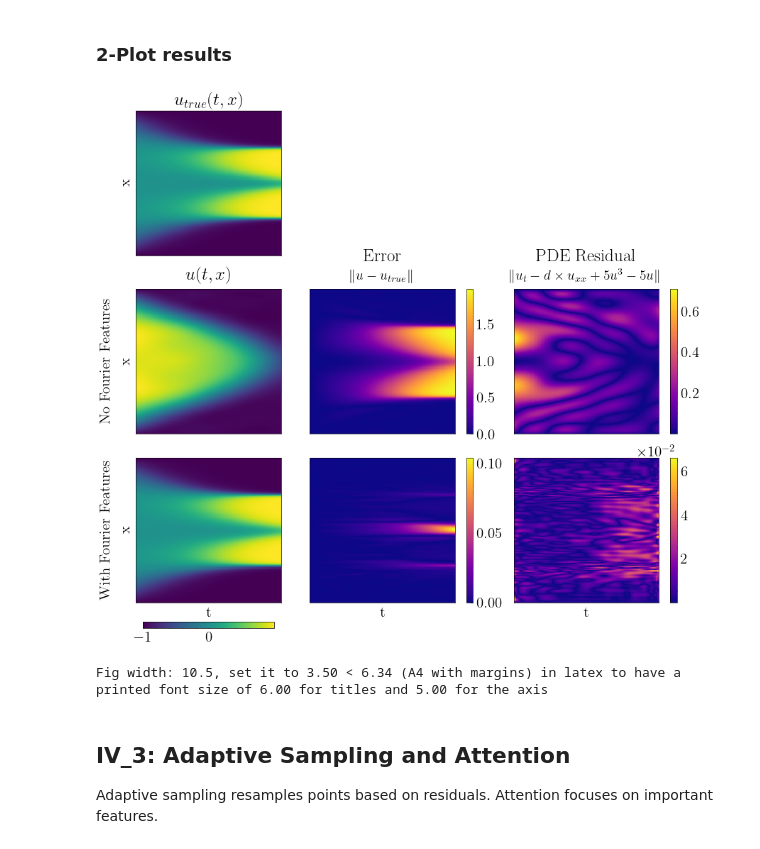
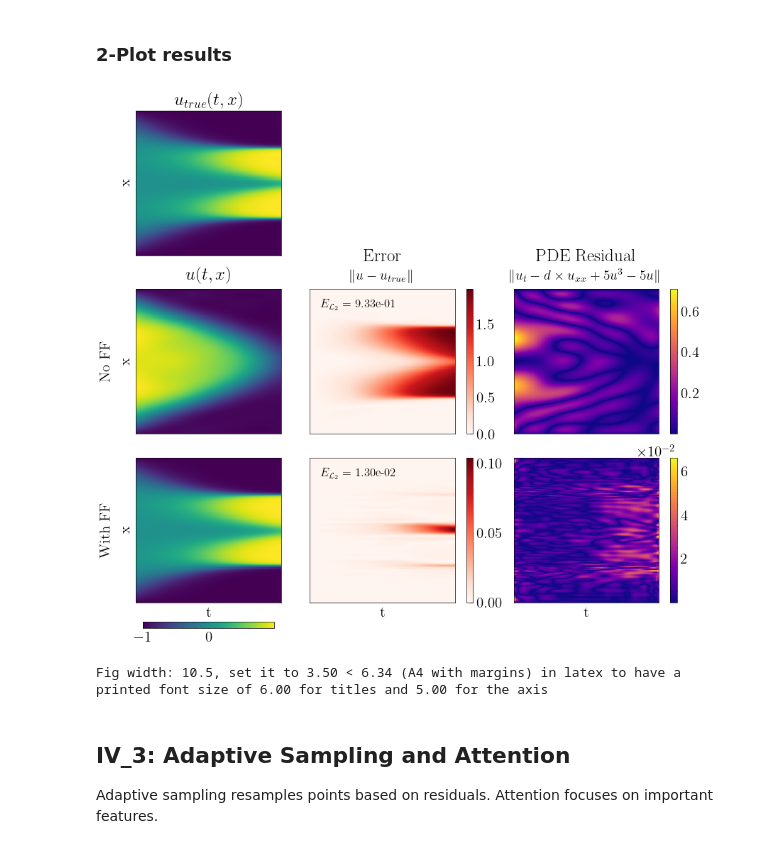
Before and after one commit to bonneted/PhD, a Jupyter notebook: IV_ImprovingTraining.ipynb, the cells around one changed output. Saved outputs shown, nothing was run; the diff lists cells and outputs as text; code cells hidden in the pictures.

Commit message:
improve allencahn plotting

```diff
--- a/IV_ImprovingTraining.ipynb
+++ b/IV_ImprovingTraining.ipynb
@@ -9,7 +9,7 @@ sys.path.append('examples/allen_cahn')
 results_folder = 'results/IV_ImprovingTraining'
 
 # Option to run code or load saved results
-RUN_CODE = True  # Set to False to load saved results
+RUN_CODE = False  # Set to False to load saved results
 
 # Import necessary libraries
 import numpy as np
@@ -17,9 +17,8 @@ import matplotlib.pyplot as plt
 import scienceplots  # optional, requires latex
 plt.style.use(['science', 'grid'])
 import pickle
-import pandas as pd
+
 from allen_cahn_model import train_allen_cahn, test_data_allen_cahn, eval_allen_cahn, pde_allen_cahn
-from scipy.io import loadmat
 # %% [output]
 Using backend: jax
 Other supported backends: tensorflow.compat.v1, tensorflow, pytorch, paddle.
@@ -79,8 +74,8 @@ config_spinn = {
     "mlp_type": "mlp",
     "activations": "sin",
     "n_domain": 150**2,
-    "learning_rates": [1e-3],
-    "n_iters": 30000,  # Reduced
+    "learning_rates": [1e-3, 1e-4, 1e-5],
+    "n_iters": 20000,  # Reduced
     "rank": 64,
     "seed": 0,
 }
@@ -145,7 +140,6 @@ def plot_allen_cahn_results(fig, ax, fields, tt, xx, rows_title):
     The first field is assumed to be the reference (ground truth).
     """
     n_rows = len(rows_title) + 1
-    n_cols = len(fields)
     field_names = list(fields.keys())
 
     # Compute vmin/vmax for the reference field
@@ -193,7 +187,6 @@ def plot_allen_cahn_results(fig, ax, fields, tt, xx, rows_title):
                         pos.width,
                         pos.height
                     ])
-                    # ax[row][col].title.set_position([0.5, 1.15])  # move title up for more inline space
                 # Add row label on the left
                 if col == 0:
                     pos = ax[row][col].get_position()
@@ -225,6 +218,11 @@ def plot_allen_cahn_results(fig, ax, fields, tt, xx, rows_title):
                 cbfield = fig.colorbar(im, cax=cax, orientation='vertical', format=make_formatter())
                 cbfield.ax.yaxis.set_ticks_position('right')
 
+            # add relative L2 error for error plots
+            if fname == "Error" and row > 0:
+                rel_l2_error = np.linalg.norm(data) / np.linalg.norm(ref_field[0])
+                ax[row][col].text(0.07, 0.93, r"$E_{\mathcal{L}_2}=$"+ f" {rel_l2_error:.2e}", transform=ax[row][col].transAxes, ha='left', va='top', fontsize=plt.rcParams['axes.titlesize']*2/3)
+
 
 
     # Add colorbar for the reference field
@@ -247,39 +245,39 @@ pde_loss = data_spinn_no_fourier["evaluation"]["pde_loss"]
 pde_loss_fourier = data_spinn_fourier["evaluation"]["pde_loss"]
 pde_loss_all = [pde_loss, pde_loss_fourier]
 
-rows_title = ["No Fourier Features", "With Fourier Features"]
+rows_title = ["No FF", "With FF"]
 
 fields_Fourier = {
     "Solution": {
         "data": [u_true] + u_pred_all,
         "title": r"$u(t,x)$",
-        "cmap": None,
+        "cmap": "viridis",
         "abs": False,
     },
     "Error": {
         "data": u_diff_all,
         "title": "Error\n" + r"\fontsize{14}{14} $\|u - u_{true}\|$",
-        "cmap": "plasma",
+        "cmap": "Reds",
         "abs": True,
     },
     "PDE Residual": {
         "data": pde_loss_all,
         "title": "PDE Residual\n" + r"\fontsize{14}{14}$\|u_t - d \times u_{xx} + 5u^3 - 5u\|$",
         "cmap": "plasma",
         "abs": True,
     },
 }
 
 fig, ax = plt.subplots(3,3, figsize=(10.5,9))
 
 plot_allen_cahn_results(fig, ax, fields_Fourier, tt, xx, rows_title)
 
 plt.show()
 print(f"Fig width: {fig.get_figwidth()}, set it to {fig.get_figwidth()/font_factor:.2f} < 6.34 (A4 with margins) in latex to have a printed font size of {title_font_size:.2f} for titles and {axes_font_size:.2f} for the axis")
 
 # fig.savefig("figures/allen_cahn_spinn_fourier.png", bbox_inches='tight', dpi=300)
 # %% [output]
-[figure, old version]
+[figure, new version]
 Fig width: 10.5, set it to 3.50 < 6.34 (A4 with margins) in latex to have a printed font size of 6.00 for titles and 5.00 for the axis
 # %% [markdown]
 ## IV_3: Adaptive Sampling and Attention
```
Also changed, not shown: parts of 4 cells of this notebook, 1 other file.
